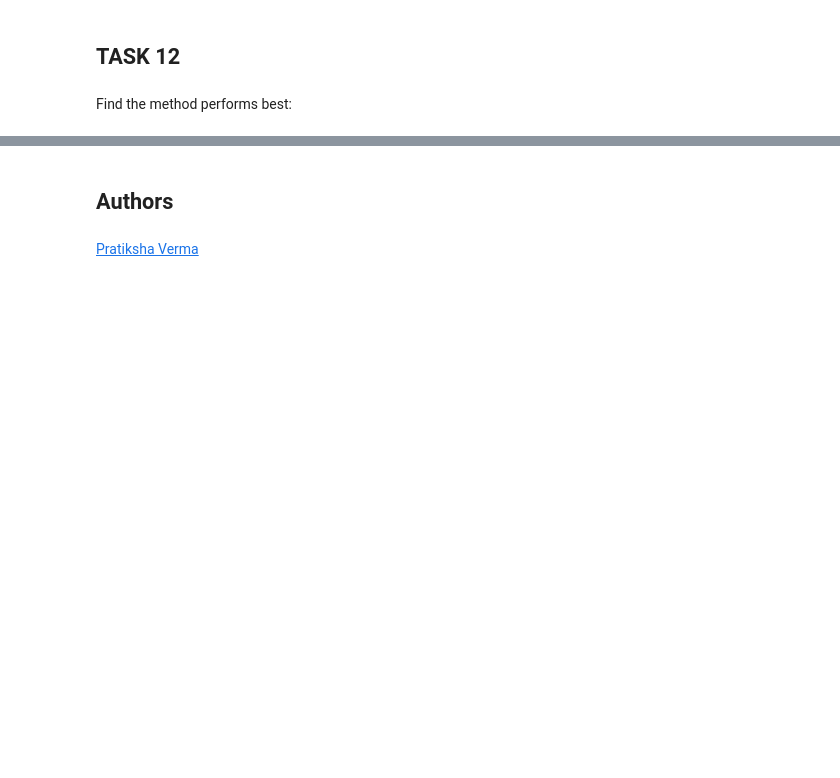
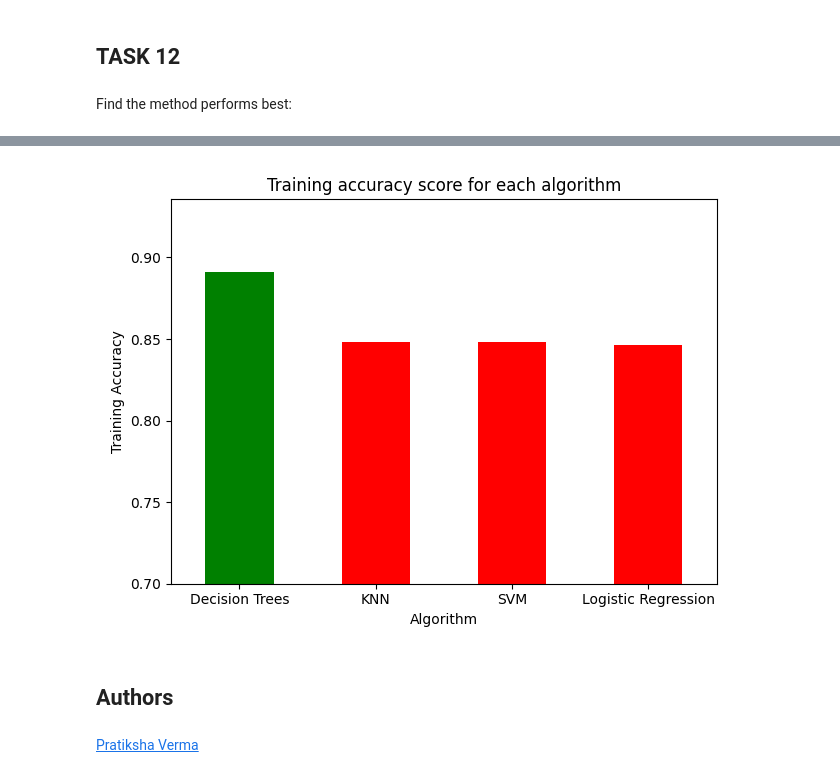
Before and after one commit to RayhaanPirani/spacex-falcon9-landing, a Jupyter notebook: IBM-DS0321EN-SkillsNetwork_labs_module_4_SpaceX_Machine_Learning_Prediction_Part_5.jupyterlite.ipynb, the cells around one changed output, grey strips where cells are left out. Saved outputs shown, nothing was run; the diff lists cells and outputs as text; code cells hidden in the pictures; blank space fills up the shorter version.

```diff
--- a/IBM-DS0321EN-SkillsNetwork_labs_module_4_SpaceX_Machine_Learning_Prediction_Part_5.jupyterlite.ipynb
+++ b/IBM-DS0321EN-SkillsNetwork_labs_module_4_SpaceX_Machine_Learning_Prediction_Part_5.jupyterlite.ipynb
@@ -340,0 +380,3 @@ Find the method performs best:
+# %%
+train_score_df = scores_df[['Algorithm', 'Training Score']].sort_values('Training Score', ascending=False, ignore_index=True)
+train_score_df
@@ -341 +389,18 @@ Find the method performs best:
+# %%
+ax = train_score_df.plot(kind='bar', x='Algorithm', y='Training Score', color = list('grrr'))
+
+ax.set_ylim(ymin=0.7)
+ax.get_legend().remove()
+
+plt.xticks(rotation=0)
+
+plt.xlabel('Algorithm')
+plt.ylabel('Training Accuracy')
+plt.title('Training accuracy score for each algorithm')
+
+plt.tight_layout()
+
+plt.show()
+# %% [output]
+[figure, added]
 # %%
```
Also changed, not shown: parts of 8 cells of this notebook.
